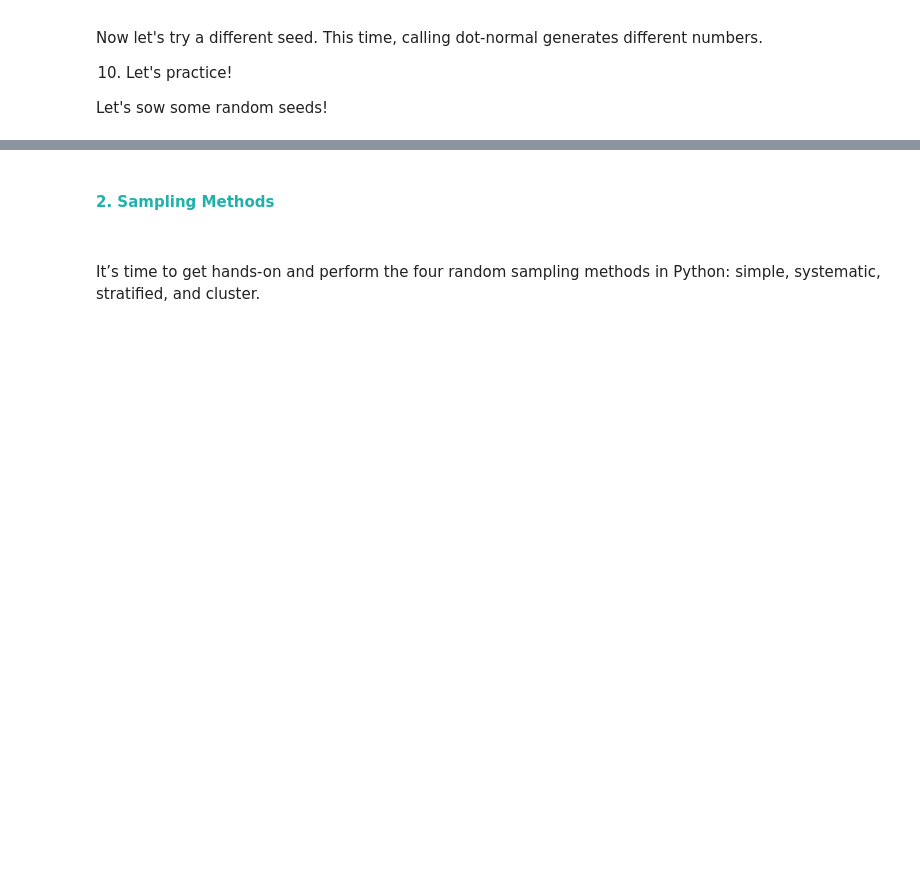
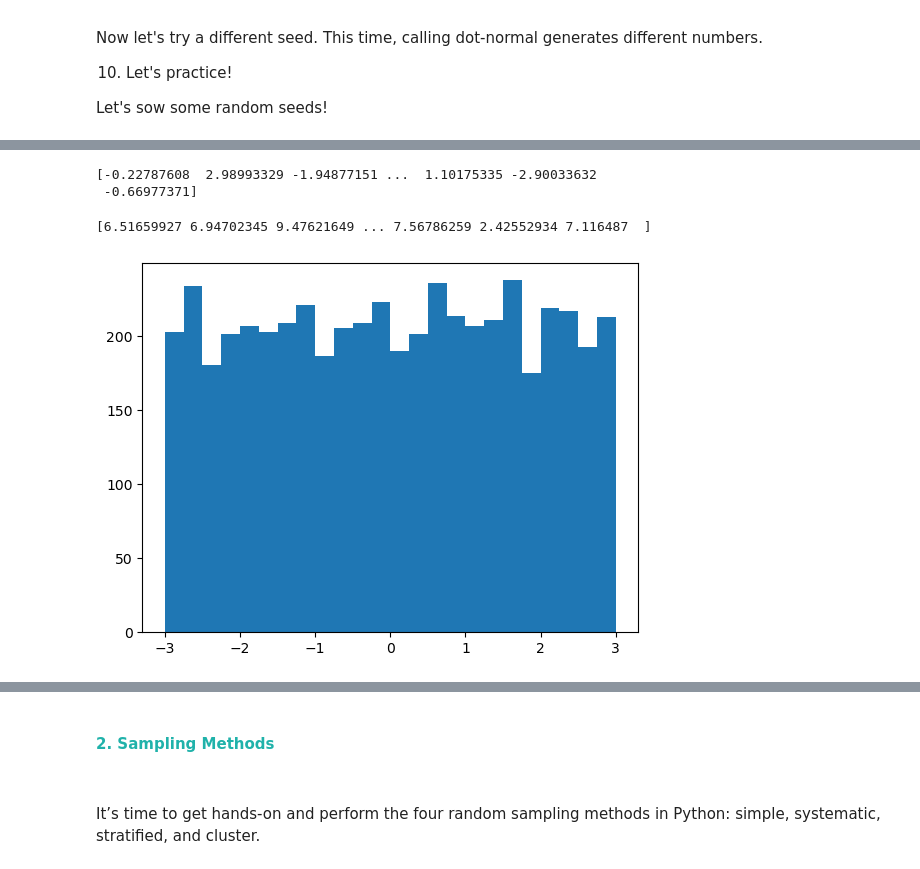
Before and after one commit to KdrDrn/06_COURSES, a Jupyter notebook: DATACAMP/Data Analyst with Python Track/08_Sampling in Python/Sampling in Python.ipynb, the cells around one changed output, grey strips where cells are left out. Saved outputs shown, nothing was run; the diff lists cells and outputs as text; code cells hidden in the pictures; blank space fills up the shorter version.

```diff
--- a/DATACAMP/Data Analyst with Python Track/08_Sampling in Python/Sampling in Python.ipynb
+++ b/DATACAMP/Data Analyst with Python Track/08_Sampling in Python/Sampling in Python.ipynb
@@ -524,0 +542,29 @@ Let's sow some random seeds!
+# %%
+# Generate random numbers from a Uniform(-3, 3)
+uniforms = np.random.uniform(-3,3,5000)
+
+# Print uniforms
+print(uniforms)
+# %% [output]
+[-0.22787608  2.98993329 -1.94877151 ...  1.10175335 -2.90033632
+ -0.66977371]
+# %%
+# Generate random numbers from a Uniform(-3, 3)
+uniforms = np.random.uniform(low=-3, high=3, size=5000)
+
+# Generate random numbers from a Normal(5, 2)
+normals = np.random.normal(loc=5, scale=2, size=5000)
+
+# Print normals
+print(normals)
+# %% [output]
+[6.51659927 6.94702345 9.47621649 ... 7.56786259 2.42552934 7.116487  ]
+# %%
+# Generate random numbers from a Uniform(-3, 3)
+uniforms = np.random.uniform(low=-3, high=3, size=5000)
+
+# Plot a histogram of uniform values, binwidth 0.25
+plt.hist(uniforms, bins=np.arange(-3,3.25,0.25))
+plt.show()
+# %% [output]
+[figure, added]
```
Also changed, not shown: parts of 7 cells of this notebook.
